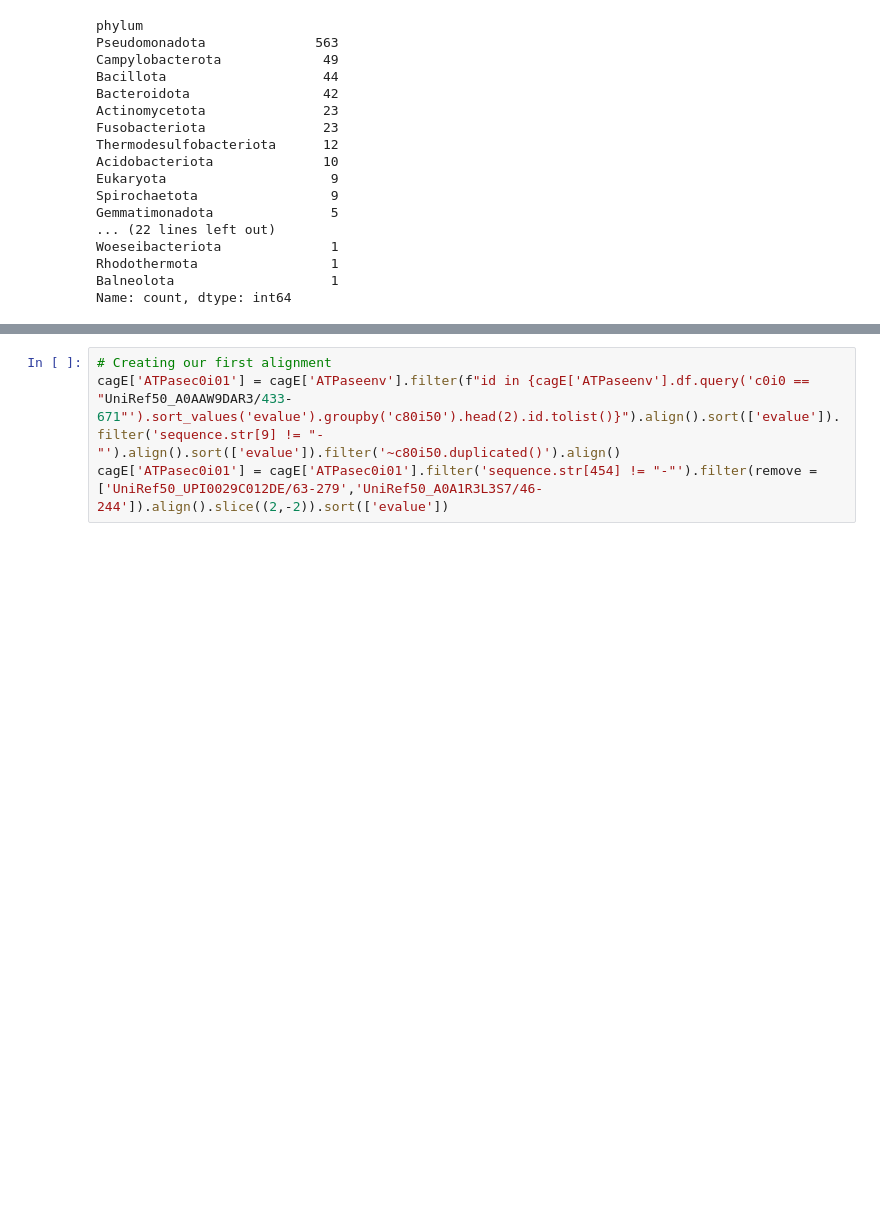
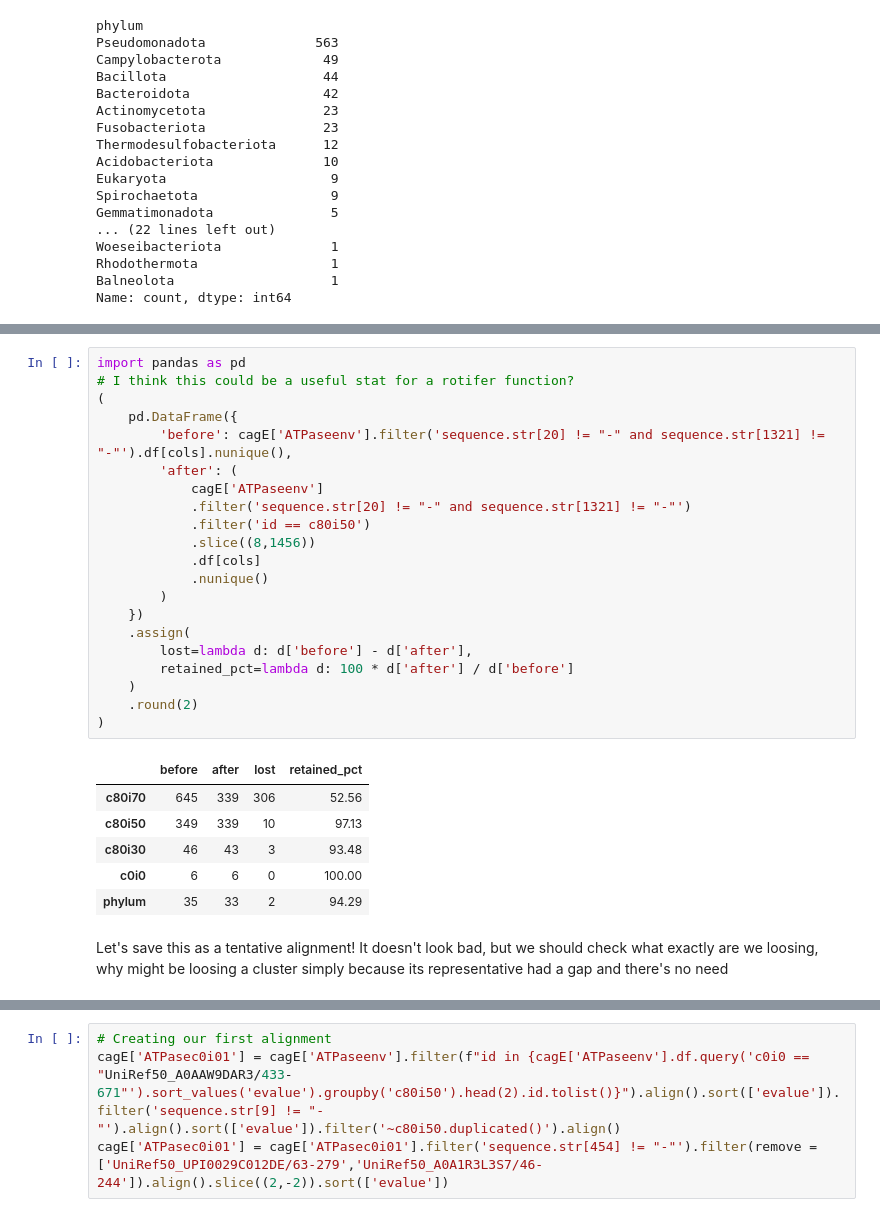
Before and after one commit to leepusp/RotiferHackathon2026, a Jupyter notebook: work/VirB4/VirB4.ipynb, the cells around one changed output, grey strips where cells are left out. Saved outputs shown, nothing was run; the diff lists cells and outputs as text; blank space fills up the shorter version.

```diff
--- a/work/VirB4/VirB4.ipynb
+++ b/work/VirB4/VirB4.ipynb
@@ -716,0 +802,30 @@ Name: count, Length: 465, dtype: int64
+# %%
+import pandas as pd
+# I think this could be a useful stat for a rotifer function?
+(
+    pd.DataFrame({
+        'before': cagE['ATPaseenv'].filter('sequence.str[20] != "-" and sequence.str[1321] != "-"').df[cols].nunique(),
+        'after': (
+            cagE['ATPaseenv']
+            .filter('sequence.str[20] != "-" and sequence.str[1321] != "-"')
+            .filter('id == c80i50')
+            .slice((8,1456))
+            .df[cols]
+            .nunique()
+        )
+    })
+    .assign(
+        lost=lambda d: d['before'] - d['after'],
+        retained_pct=lambda d: 100 * d['after'] / d['before']
+    )
+    .round(2)
+)
+# %% [output]
+|  | before | after | lost | retained_pct |
+| c80i70 | 645 | 339 | 306 | 52.56 |
+| c80i50 | 349 | 339 | 10 | 97.13 |
+| c80i30 | 46 | 43 | 3 | 93.48 |
+| c0i0 | 6 | 6 | 0 | 100.00 |
+| phylum | 35 | 33 | 2 | 94.29 |
+# %% [markdown]
+Let's save this as a tentative alignment! It doesn't look bad, but we should check what exactly are we loosing, why might be loosing a cluster simply because its representative had a gap and there's no need
```
Also changed, not shown: parts of 8 cells of this notebook, 3 other files.
